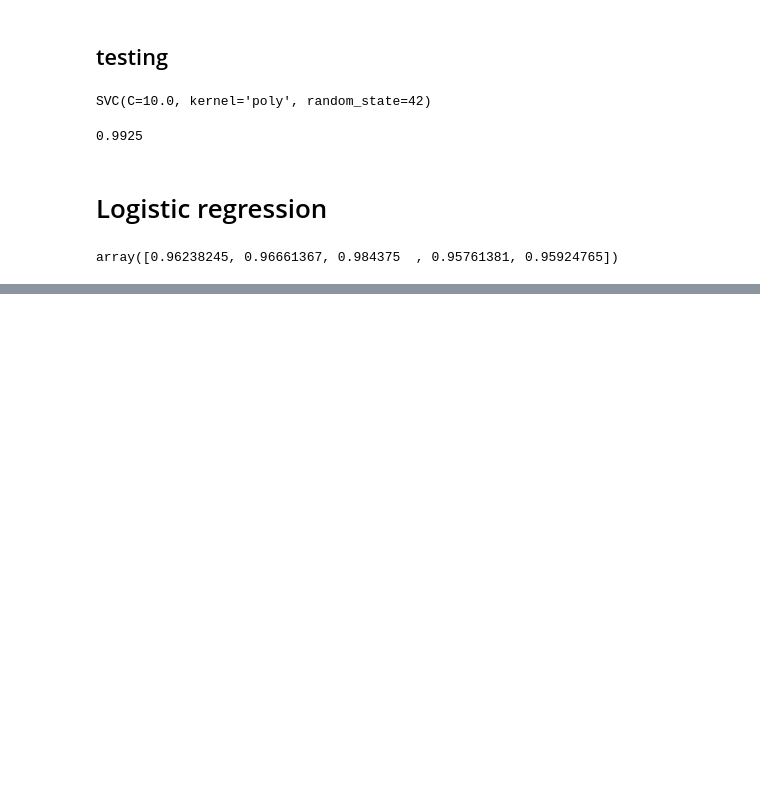
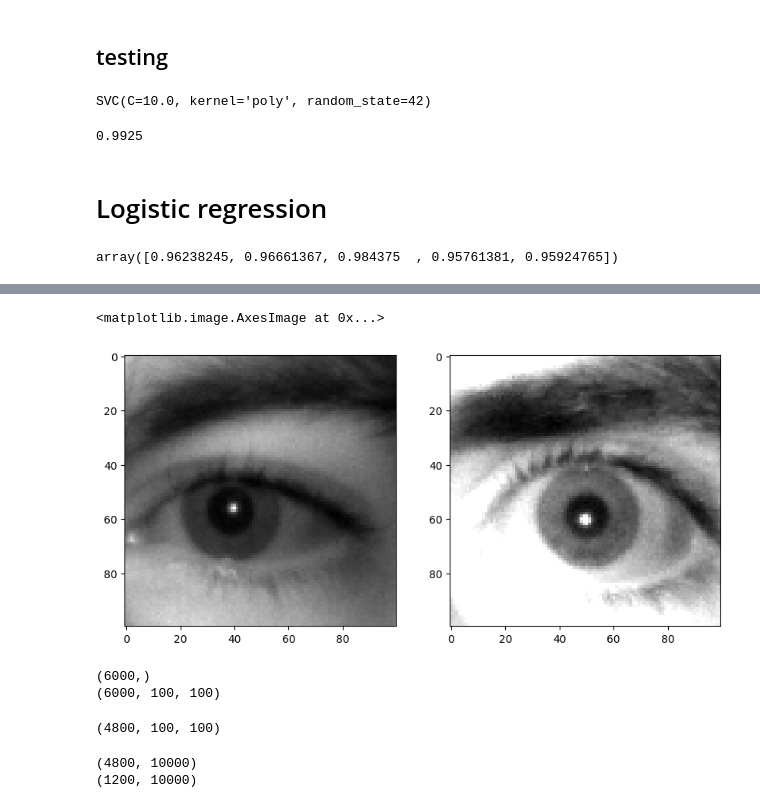
Before and after one commit to janwalec/eyes_recognition, a Jupyter notebook: Project.ipynb, the cells around one changed output, grey strips where cells are left out. Drawn from its saved outputs; the diff is of its cells as text; code cells hidden in the pictures; blank space fills up the shorter version.

```diff
--- a/Project.ipynb
+++ b/Project.ipynb
@@ -52,7 +53,7 @@ for img in open_eyes:
 closed_resized = np.array(closed_resized)
 open_resized = np.array(open_resized)
 # %%
-X = np.concatenate((closed_resized, open_resized), axis=0)
+X = np.concatenate((closed_resized.copy(), open_resized.copy()), axis=0)
 y = np.concatenate((np.zeros(2000), np.ones(2000))) # 0 for closed, 1 for open eye
 # %% [markdown]
 # Set split
@@ -448,0 +492,63 @@ array([0.96238245, 0.96661367, 0.984375  , 0.95761381, 0.95924765])
+# %%
+tilt_size = 500
+
+light_indexes = np.random.choice(len(X_c), size = tilt_size, replace=False)
+dark_indexes = np.random.choice(len(X_c), size = tilt_size, replace=False)
+
+
+X_light = np.concatenate((X_o[light_indexes], X_c[light_indexes]), axis=0)
+X_dark = np.concatenate((X_o[dark_indexes], X_c[dark_indexes]), axis=0)
+
+y_light = np.concatenate((np.ones(tilt_size), np.zeros(tilt_size)))
+y_dark = np.concatenate((np.ones(tilt_size), np.zeros(tilt_size)))
+# %%
+desired_mean = 0.9
+for i in range(len(X_light)):
+    current_mean = np.mean(X_light[i])
+    X_light[i] = np.clip(X_light[i] + (desired_mean - current_mean), 0, 1)
+
+X_dark = np.clip(X_dark * 0.7, 0, 1)
+# %%
+fig, (ax1, ax2) = plt.subplots(1, 2, figsize=(10, 10))
+ax1.imshow(X_dark[300], cmap="gray")
+ax2.imshow(X_light[300], cmap="gray")
+# %% [output]
+<matplotlib.image.AxesImage at 0x...>
+[figure, added]
+# %%
+y = np.concatenate((np.zeros(2000), np.ones(2000)))
+
+y_tilted = np.concatenate((y_light, y_dark, y))
+X_tilted = np.concatenate((X_light, X_dark), axis=0)
+X_tilted = np.concatenate((X_tilted, X_c), axis=0)
+X_tilted = np.concatenate((X_tilted, X_o), axis=0)
+
+print(y_tilted.shape)
+print(X_tilted.shape)
+# %% [output]
+(6000,)
+(6000, 100, 100)
+# %%
+from sklearn.model_selection import StratifiedShuffleSplit, StratifiedKFold, RandomizedSearchCV, GridSearchCV
+
+# stratified sampling
+split = StratifiedShuffleSplit(n_splits=1, test_size=0.2, random_state=42)
+
+for train_index, test_index in split.split(X_tilted, y_tilted):
+    X_train, y_train = X_tilted[train_index], y_tilted[train_index]
+    X_test, y_test = X_tilted[test_index], y_tilted[test_index]
+
+# 4:1
+# 3200 in train set, 1600 open 1600 closed
+print(X_train.shape)
+# %% [output]
+(4800, 100, 100)
+# %%
+X_flattened = X_train.reshape(X_train.shape[0], -1)
+print(X_flattened.shape)
+
+X_test_flattened = X_test.reshape(X_test.shape[0], -1)
+print(X_test_flattened.shape)
+# %% [output]
+(4800, 10000)
+(1200, 10000)
```
Also changed, not shown: parts of 16 cells of this notebook.
